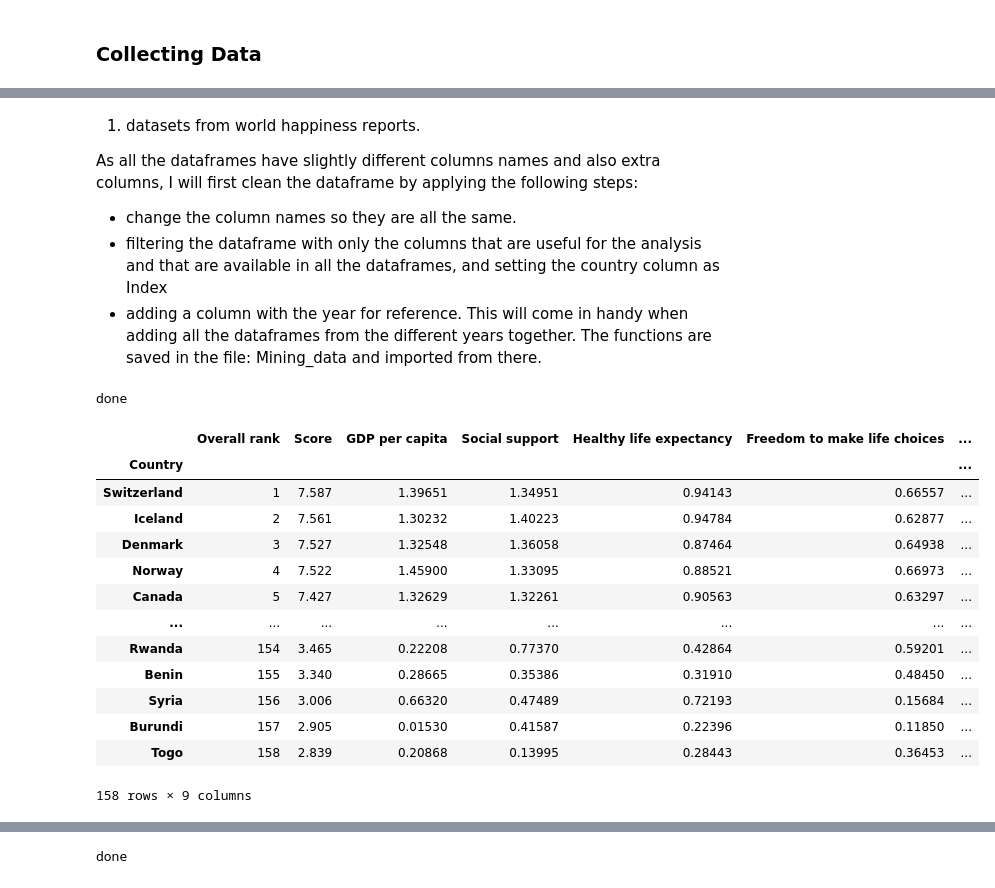
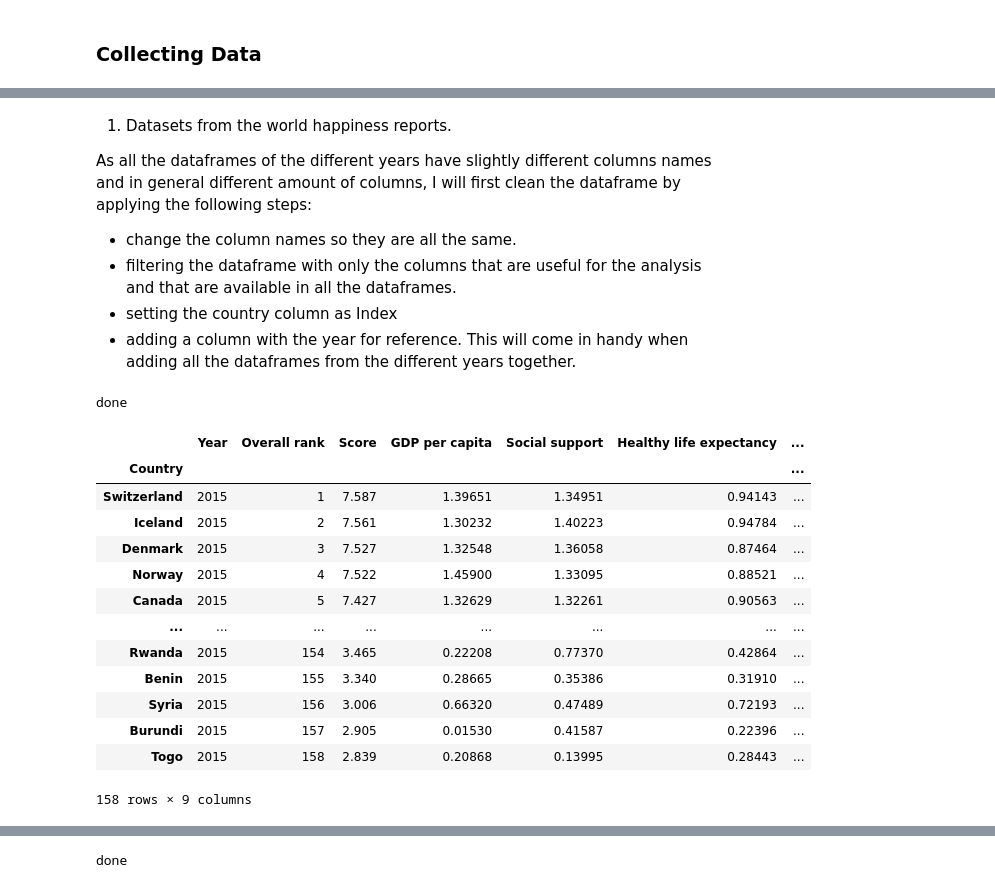
Before and after one commit to RoxannaW/Project_world_happiness, a Jupyter notebook: src/main.ipynb, the cells around one changed output, grey strips where cells are left out. Cells and saved outputs as stored; diff of their text form; code cells hidden in the pictures.

Commit message:
Finished collecting data and starting cleaning process

```diff
--- a/src/main.ipynb
+++ b/src/main.ipynb
@@ -53,30 +128,30 @@ df_unemployment.head()
 # %% [markdown]
-1) datasets from world happiness reports.
+1) Datasets from the world happiness reports.
 
-As all the dataframes have slightly different columns names and also extra columns, I will first clean the dataframe by applying the following steps:
+As all the dataframes of the different years have slightly different columns names and in general different amount of columns, I will first clean the dataframe by applying the following steps:
 - change the column names so they are all the same.
-- filtering the dataframe with only the columns that are useful for the analysis and that are available in all      the dataframes, and setting the country column as Index
+- filtering the dataframe with only the columns that are useful for the analysis and that are available in all      the dataframes.
+- setting the country column as Index
 - adding a column with the year for reference. This will come in handy when adding all the dataframes from the      different years together.
-The functions are saved in the file: Mining_data and imported from there.
 # %%
 Change_columns(df=data_2015)
+data_2015 = Filter_dataframe(df=data_2015)
 Add_year(df=data_2015, year="2015")
-Filter_dataframe(df=data_2015)
 # %% [output]
 done
-|  | Overall rank | Score | GDP per capita | Social support | Healthy life expectancy | Freedom to make life choices | ... |
+|  | Year | Overall rank | Score | GDP per capita | Social support | Healthy life expectancy | ... |
 | Country |  |  |  |  |  |  | ... |
-| Switzerland | 1 | 7.587 | 1.39651 | 1.34951 | 0.94143 | 0.66557 | ... |
-| Iceland | 2 | 7.561 | 1.30232 | 1.40223 | 0.94784 | 0.62877 | ... |
-| Denmark | 3 | 7.527 | 1.32548 | 1.36058 | 0.87464 | 0.64938 | ... |
-| Norway | 4 | 7.522 | 1.45900 | 1.33095 | 0.88521 | 0.66973 | ... |
-| Canada | 5 | 7.427 | 1.32629 | 1.32261 | 0.90563 | 0.63297 | ... |
+| Switzerland | 2015 | 1 | 7.587 | 1.39651 | 1.34951 | 0.94143 | ... |
+| Iceland | 2015 | 2 | 7.561 | 1.30232 | 1.40223 | 0.94784 | ... |
+| Denmark | 2015 | 3 | 7.527 | 1.32548 | 1.36058 | 0.87464 | ... |
+| Norway | 2015 | 4 | 7.522 | 1.45900 | 1.33095 | 0.88521 | ... |
+| Canada | 2015 | 5 | 7.427 | 1.32629 | 1.32261 | 0.90563 | ... |
 | ... | ... | ... | ... | ... | ... | ... | ... |
-| Rwanda | 154 | 3.465 | 0.22208 | 0.77370 | 0.42864 | 0.59201 | ... |
-| Benin | 155 | 3.340 | 0.28665 | 0.35386 | 0.31910 | 0.48450 | ... |
-| Syria | 156 | 3.006 | 0.66320 | 0.47489 | 0.72193 | 0.15684 | ... |
-| Burundi | 157 | 2.905 | 0.01530 | 0.41587 | 0.22396 | 0.11850 | ... |
-| Togo | 158 | 2.839 | 0.20868 | 0.13995 | 0.28443 | 0.36453 | ... |
+| Rwanda | 2015 | 154 | 3.465 | 0.22208 | 0.77370 | 0.42864 | ... |
+| Benin | 2015 | 155 | 3.340 | 0.28665 | 0.35386 | 0.31910 | ... |
+| Syria | 2015 | 156 | 3.006 | 0.66320 | 0.47489 | 0.72193 | ... |
+| Burundi | 2015 | 157 | 2.905 | 0.01530 | 0.41587 | 0.22396 | ... |
+| Togo | 2015 | 158 | 2.839 | 0.20868 | 0.13995 | 0.28443 | ... |
 158 rows × 9 columns
 # %%
 Change_columns(df=data_2016)
```
Also changed, not shown: parts of 49 cells of this notebook, 8 other files.
